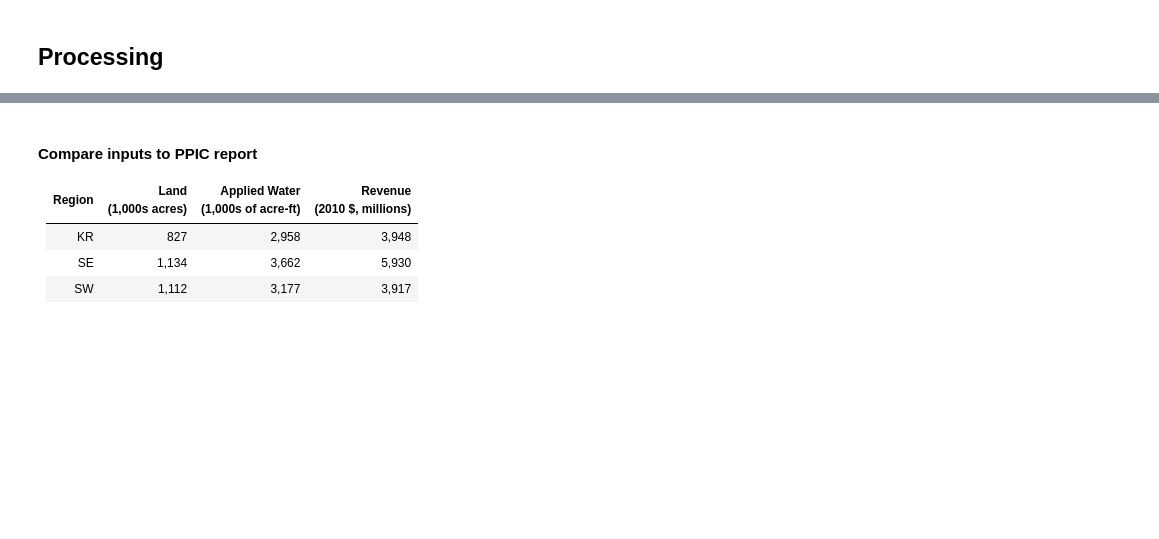
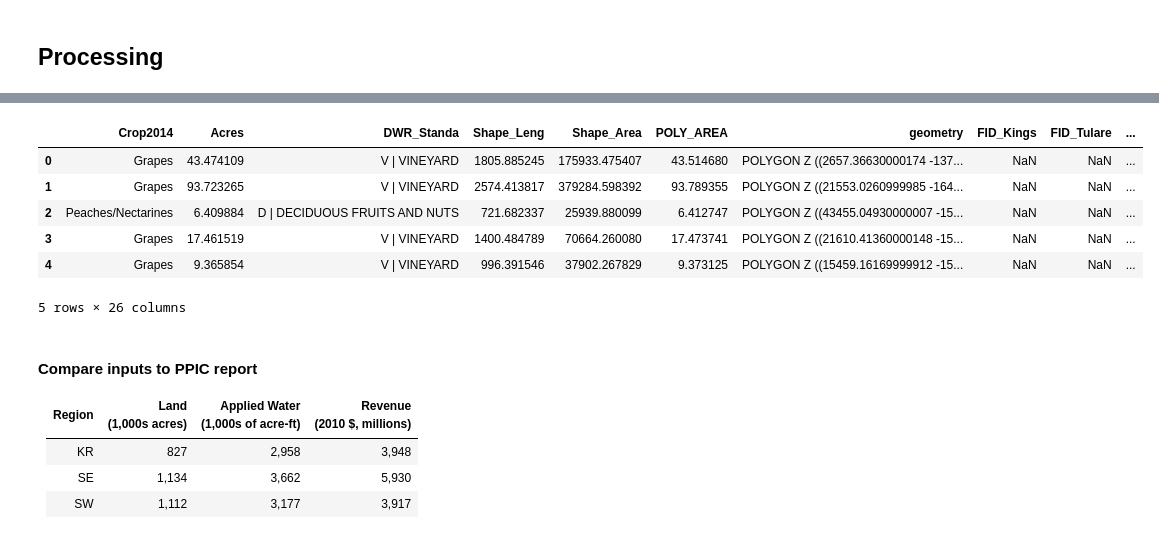
Before and after one commit to eanderson-ei/cv-mbom, a Jupyter notebook: notebooks/010-data-prep.ipynb, the cells around one changed output, grey strips where cells are left out. Saved outputs shown, nothing was run; the diff lists cells and outputs as text; code cells hidden in the pictures; blank space fills up the shorter version.

Commit message:
Saved new score data and expanding functionality of 010 to include all regions' data

```diff
--- a/notebooks/010-data-prep.ipynb
+++ b/notebooks/010-data-prep.ipynb
@@ -28,3 +44,0 @@ plt.rcParams["figure.figsize"] = (12,5)
-# %%
-df = pd.read_csv(region_csv, index_col='FID')
-df.head()
@@ -38,0 +45,9 @@ df.head()
+# %%
+field_dfs = []
+for county in counties:
+    df = pd.read_csv('../data/' + county + '_score.csv')
+    df.rename(columns={f'FID_{county}_fields'): 'FID'}, inplace=True)
+    df['County'] = county
+    field_dfs.append(df)
+df = pd.concat(field_dfs, sort=False)
+df.head()
@@ -38,0 +69,3 @@ df.head()
+# %%
+shp = gd.read_file('../spatial/Kings_fields.shp')
+shp.head()
@@ -39,3 +79,20 @@ df.head()
+# %%
+shp_list = []
+for county in counties:
+    shp = gd.read_file(f'../spatial/{county}_fields.shp')
+    shp.rename()
+shp_list = [gd.read_file(f'../spatial/{county}_fields.shp') for county in counties]
+fields = gd.GeoDataFrame(pd.concat(shp_list, ignore_index=True, sort=False))
+# %%
+fields.head()
+# %% [output]
+|  | Crop2014 | Acres | DWR_Standa | Shape_Leng | Shape_Area | POLY_AREA | geometry | FID_Kings | FID_Tulare | ... |
+| 0 | Grapes | 43.474109 | V | VINEYARD | 1805.885245 | 175933.475407 | 43.514680 | POLYGON Z ((2657.36630000174 -137... | NaN | NaN | ... |
+| 1 | Grapes | 93.723265 | V | VINEYARD | 2574.413817 | 379284.598392 | 93.789355 | POLYGON Z ((21553.0260999985 -164... | NaN | NaN | ... |
+| 2 | Peaches/Nectarines | 6.409884 | D | DECIDUOUS FRUITS AND NUTS | 721.682337 | 25939.880099 | 6.412747 | POLYGON Z ((43455.04930000007 -15... | NaN | NaN | ... |
+| 3 | Grapes | 17.461519 | V | VINEYARD | 1400.484789 | 70664.260080 | 17.473741 | POLYGON Z ((21610.41360000148 -15... | NaN | NaN | ... |
+| 4 | Grapes | 9.365854 | V | VINEYARD | 996.391546 | 37902.267829 | 9.373125 | POLYGON Z ((15459.16169999912 -15... | NaN | NaN | ... |
+5 rows × 26 columns
 # %% [markdown]
 #### Compare inputs to PPIC report
 |Region|Land <br>(1,000s acres) <br>|Applied Water<br>(1,000s of acre-ft)<br>|Revenue <br>(2010 $, millions)<br>|
```
Also changed, not shown: parts of 14 cells of this notebook, 5 other files.
